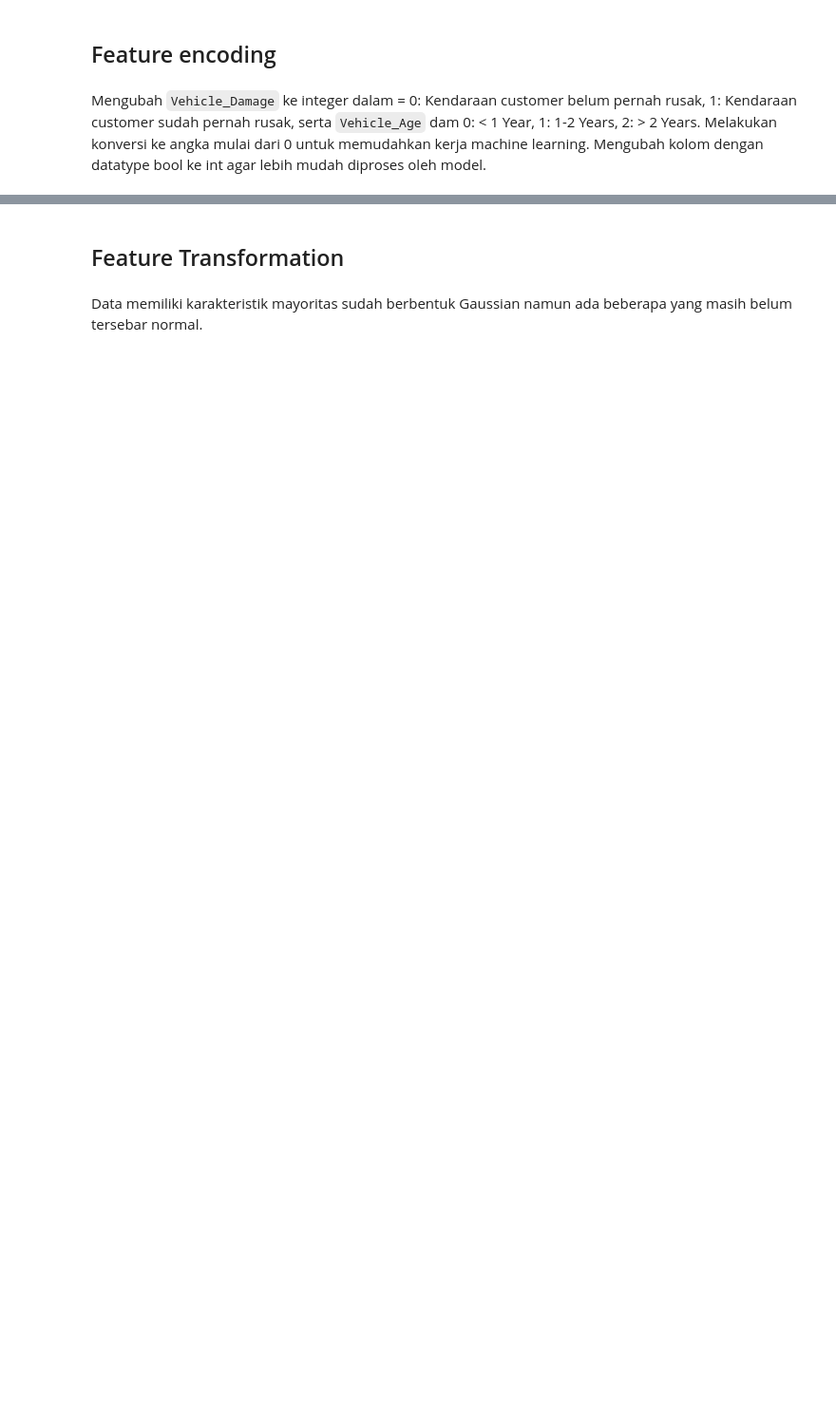
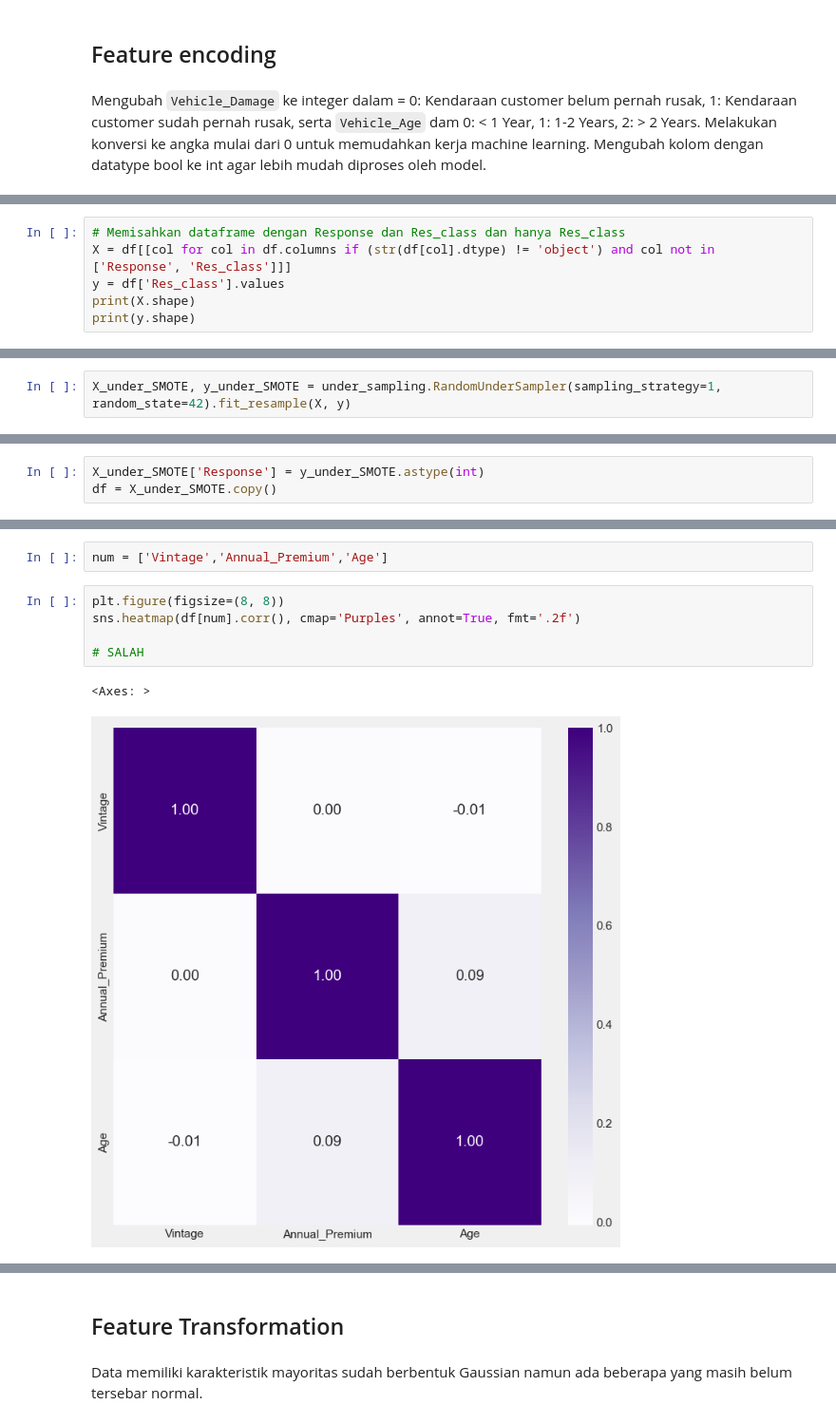
Before and after one commit to gabmrn/Stage_2, a Jupyter notebook: stage_2.ipynb, the cells around one changed output, grey strips where cells are left out. Shown at 95% size. Drawn from its saved outputs; the diff is of its cells as text; blank space fills up the shorter version.

```diff
--- a/stage_2.ipynb
+++ b/stage_2.ipynb
@@ -186,0 +233,6 @@ df_clean.head(2)
+# %%
+# Memisahkan dataframe dengan Response dan Res_class dan hanya Res_class
+X = df[[col for col in df.columns if (str(df[col].dtype) != 'object') and col not in ['Response', 'Res_class']]]
+y = df['Res_class'].values
+print(X.shape)
+print(y.shape)
@@ -186,0 +242,2 @@ df_clean.head(2)
+# %%
+X_under_SMOTE, y_under_SMOTE = under_sampling.RandomUnderSampler(sampling_strategy=1, random_state=42).fit_resample(X, y)
@@ -186,0 +263,3 @@ df_clean.head(2)
+# %%
+X_under_SMOTE['Response'] = y_under_SMOTE.astype(int)
+df = X_under_SMOTE.copy()
@@ -186,0 +284,10 @@ df_clean.head(2)
+# %%
+num = ['Vintage','Annual_Premium','Age']
+# %%
+plt.figure(figsize=(8, 8))
+sns.heatmap(df[num].corr(), cmap='Purples', annot=True, fmt='.2f')
+
+# SALAH
+# %% [output]
+<Axes: >
+[figure, added]
```
Also changed, not shown: parts of 46 cells of this notebook, 1 other file.
